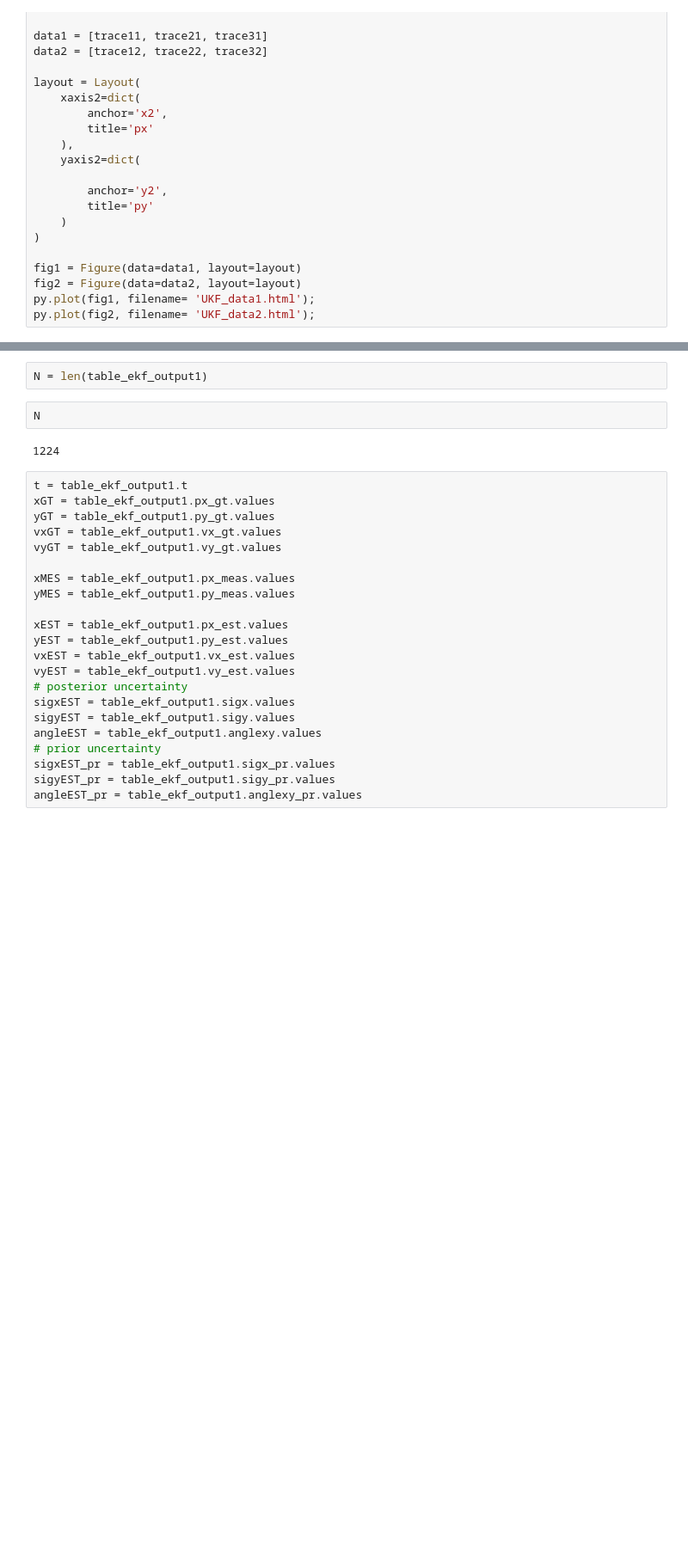
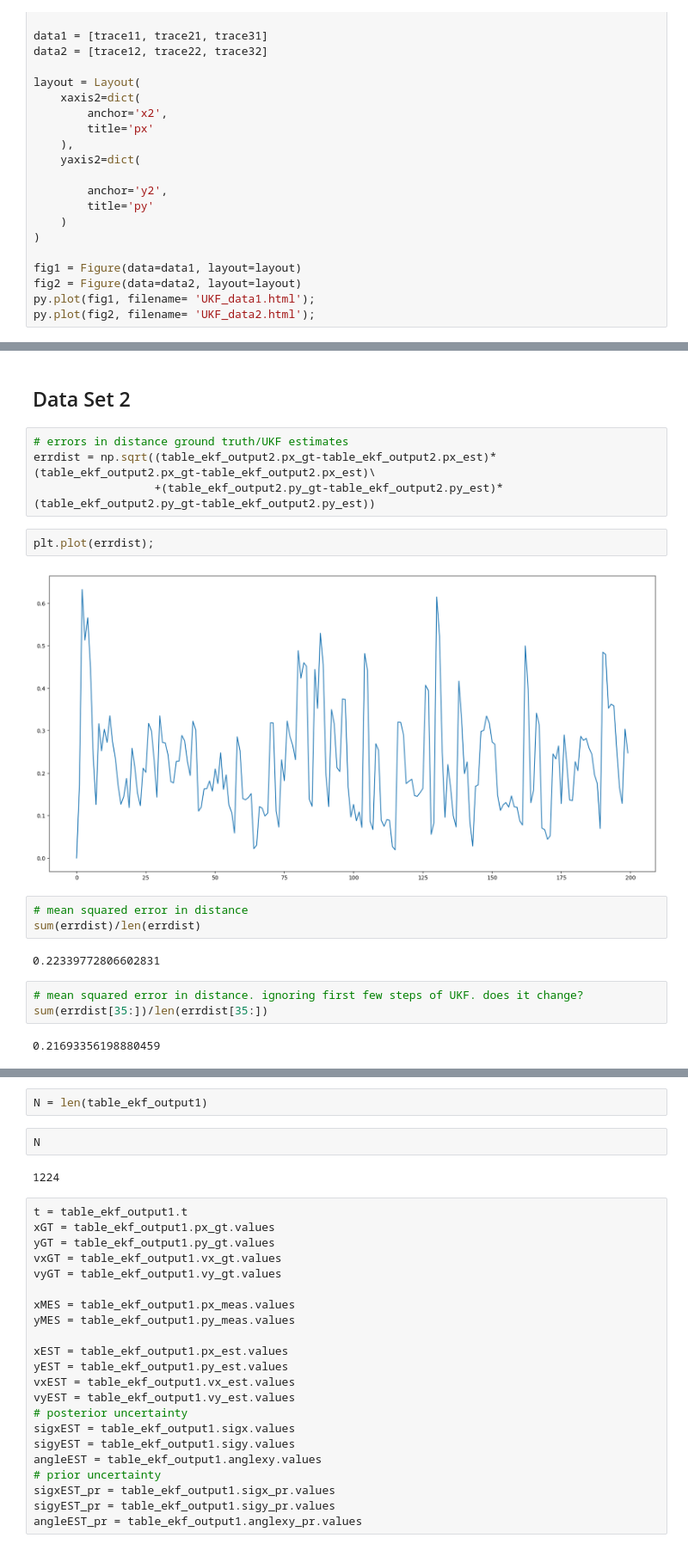
Before and after one commit to asimonov/CarND-Unscented-Kalman-Filter-Project, a Jupyter notebook: ukf-visualize.ipynb, the cells around one changed output, grey strips where cells are left out. Shown at 86% size. Drawn from its saved outputs; the diff is of its cells as text; blank space fills up the shorter version.

```diff
--- a/ukf-visualize.ipynb
+++ b/ukf-visualize.ipynb
@@ -165,0 +183,20 @@ py.plot(fig2, filename= 'UKF_data2.html');
+# %% [markdown]
+## Data Set 2
+# %%
+# errors in distance ground truth/UKF estimates
+errdist = np.sqrt((table_ekf_output2.px_gt-table_ekf_output2.px_est)*(table_ekf_output2.px_gt-table_ekf_output2.px_est)\
+                  +(table_ekf_output2.py_gt-table_ekf_output2.py_est)*(table_ekf_output2.py_gt-table_ekf_output2.py_est))
+# %%
+plt.plot(errdist);
+# %% [output]
+[figure, added]
+# %%
+# mean squared error in distance
+sum(errdist)/len(errdist)
+# %% [output]
+0.22339772806602831
+# %%
+# mean squared error in distance. ignoring first few steps of UKF. does it change?
+sum(errdist[35:])/len(errdist[35:])
+# %% [output]
+0.21693356198880459
```
Also changed, not shown: parts of 40 cells of this notebook, 3 other files.
